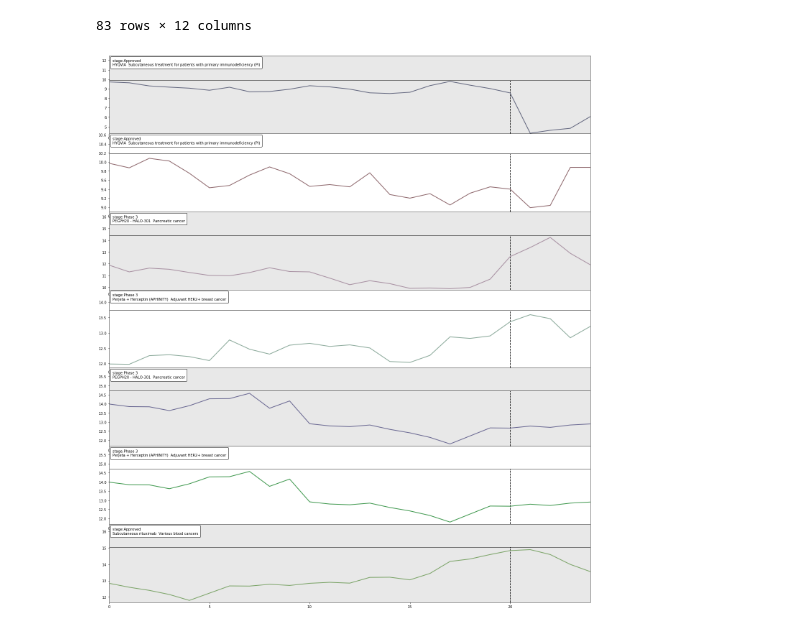
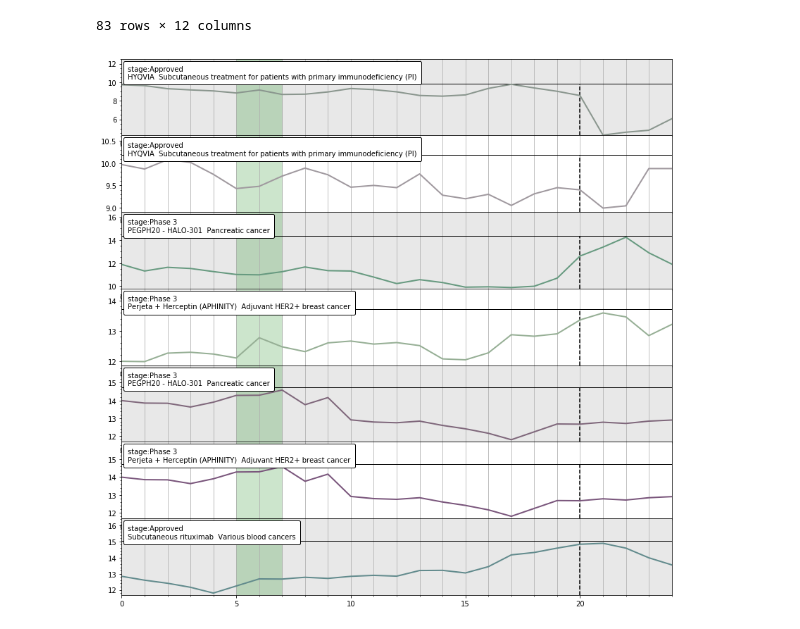
Before and after one commit to automayt/pharmakarma, a Jupyter notebook: PharmaKarma2.ipynb, the cells around one changed output. Drawn from its saved outputs; the diff is of its cells as text; code cells hidden in the pictures.

Commit message:
Added highlighting of winning range

```diff
--- a/PharmaKarma2.ipynb
+++ b/PharmaKarma2.ipynb
@@ -57,7 +57,7 @@ oldestpdufa = df.loc[ticker]["Date"].min().date() - timedelta(days=30)
 latestpdufa = df.loc[ticker]["Date"].max().date() + timedelta(days=15)
 stockdf = pd.DataFrame(pd.read_json(f"https://api.tiingo.com/tiingo/daily/{ticker}/prices?startDate={oldestpdufa}&endDate={latestpdufa}&token={tiingotoken}"))
 
-fig, axes = plt.subplots(nrows=length, ncols=1,figsize=(24,length * 4))
+fig, axes = plt.subplots(nrows=length, ncols=1,figsize=(14,length * 2))
 #set hspace and wspace to 0 for stacked "sparklines" of sorts
 fig.subplots_adjust(hspace=0, wspace=0)
 
@@ -79,6 +79,9 @@ while (count < length):
     at.patch.set_boxstyle("round,pad=0.2,rounding_size=0.2")
     axes[count].add_artist(at)
     axes[count].margins(0.0, 0.0)
+    axes[count].minorticks_on()
+    axes[count].grid(which="major", axis="x")
+    axes[count].grid(which="minor", axis="x")
 
     pdufa=pdufadf.iloc[count]["Date"]
     indexvalue = stockdf.index[stockdf["date"] == pdufadf.iloc[count]["Date"]][0]
@@ -92,6 +95,7 @@ while (count < length):
         axes[count].set_facecolor((0.91, 0.91, 0.91))
     axes[count].vlines(allplots[count][allplots[count]["pdufa"] == True].index, allplots[count]["close"].min() * .99, allplots[count]["close"].max() * 1.01, linestyle="--", color='black')
     axes[count].plot(allplots[count].index,allplots[count]["close"],c=np.random.uniform(low=.25, high=.7, size=(3,)), lw=2, label=pdufa)
+    plt.minorticks_on()
 #     axes[count].axes.get_xaxis().set_visible(False) # remove x axis
     i = 0
     total = len(allplots[count].index) - 1
@@ -99,7 +103,7 @@ while (count < length):
     ecolumns=[]
     while (i < total):
         n = i + 1
-        while (n < total):  # see 14 - 8 = 1.0 !!!
+        while (n < total):
             rangevalue=((allplots[count].iloc[n]["close"] - allplots[count].iloc[i]["close"])/allplots[count].iloc[i]["close"] * 100)
             d.append(rangevalue)
 
@@ -113,34 +117,39 @@ while (count < length):
 #     calcdf = pd.DataFrame(e).transpose()
 testdf=pd.DataFrame(e)
 testdf.columns=ecolumns
 calcdf=testdf.transpose()
 calcdf['Total_POS'] = (calcdf.iloc[:, : len(pdufadf.index)] > 0).sum(axis=1)
 calcdf['Total_NEG'] = (calcdf.iloc[:, : len(pdufadf.index)] <= 0).sum(axis=1)
 calcdf['Mean'] = calcdf.mean(axis=1)
 calcdf['Stddev'] = calcdf.std(axis=1)
 calcdf['Variance'] = calcdf.var(axis=1)
+# calcdf[(calcdf['Total_POS'] >= (length - 1)) | (calcdf['Total_NEG'] >= (length - 1))]
+avx=0
+while (avx < length):
+    axes[avx].axvspan(5, 7, color='green', alpha=0.2)
+    avx = avx + 1
+calcdf[(calcdf['Total_POS'] >= calcdf["Total_POS"].max() - 3)].sort_values(by=['Stddev'])
 
-# calcdf[(calcdf['Total_POS'] >= (length - 1)) | (calcdf['Total_NEG'] >= (length - 1))]
-calcdf[(calcdf['Total_POS'] >= calcdf["Total_POS"].max() - 3)].sort_values(by=['Stddev'])
-#CALCULATE ROLLING AVERAGE OR REGRESSION CURVE TO DETERMINE CONSISTENCY OF CURVE AND COMPARE TO TODAY.
+#CALCULATE BEST FIT DERIVATIVE PRE-PDUFA TO DETERMINE CONSISTENCY OF CURVE AND COMPARE TO TODAY.
+#Add range values to calcdf so highlighted portion can be calculated from "winner".
 # plt.show()
 # %% [output]
 |  | 0 | 1 | 2 | 3 | 4 | 5 | 6 | Total_POS | Total_NEG | Mean | Stddev | ... |
 | 5 - 7 | -1.809955 | 2.969247 | 2.179837 | 3.057851 | 2.100840 | 2.100840 | 3.513072 | 6 | 1 | 2.345748 | 1.967526 | ... |
 | 5 - 9 | 1.244344 | 3.287381 | 2.997275 | 4.132231 | -0.840336 | -0.840336 | 3.839869 | 5 | 2 | 2.313381 | 1.983420 | ... |
 | 8 - 9 | 2.755454 | -1.516684 | -2.744425 | 2.355808 | 2.906977 | 2.906977 | -0.547731 | 4 | 3 | 1.457375 | 2.262253 | ... |
 | 5 - 6 | 3.619910 | 0.530223 | -0.272480 | 5.537190 | 0.070028 | 0.070028 | 3.594771 | 6 | 1 | 2.238852 | 2.331896 | ... |
 | 7 - 9 | 3.110599 | 0.308960 | 0.800000 | 1.042502 | -2.880658 | -2.880658 | 0.315706 | 5 | 2 | 0.757383 | 2.404428 | ... |
 | 4 - 9 | -1.214128 | -0.102564 | 0.710480 | 3.025348 | 1.870504 | 1.870504 | 7.711864 | 5 | 2 | 2.319112 | 2.543140 | ... |
 | 17 - 18 | -4.040921 | 2.872928 | 1.113360 | -0.388500 | 3.728814 | 3.728814 | 1.058574 | 5 | 2 | 1.674785 | 2.552946 | ... |
 | 12 - 13 | -4.352679 | 3.280423 | 3.326810 | -0.793021 | 0.705882 | 0.705882 | 2.723735 | 5 | 2 | 1.399670 | 2.607406 | ... |
 | 16 - 18 | 0.535906 | 0.107527 | 0.503018 | 4.482478 | 0.657895 | 0.657895 | 6.547619 | 7 | 0 | 2.276926 | 2.722781 | ... |
 | 6 - 7 | -5.240175 | 2.426160 | 2.459016 | -2.349256 | 2.029391 | 2.029391 | -0.078864 | 4 | 3 | 0.919518 | 2.799700 | ... |
 | ... | ... | ... | ... | ... | ... | ... | ... | ... | ... | ... | ... | ... |
 | 16 - 21 | -53.912111 | -3.333333 | 34.607646 | 10.757946 | 5.098684 | 5.098684 | 10.788690 | 5 | 2 | 1.789578 | 22.109865 | ... |
 | 18 - 22 | -50.852878 | -2.900107 | 42.542543 | 4.992200 | 3.839869 | 3.839869 | 1.885475 | 5 | 2 | 1.149663 | 22.309352 | ... |
 | 17 - 21 | -56.010230 | -0.662983 | 35.425101 | 5.594406 | 8.305085 | 8.305085 | 5.081157 | 5 | 2 | 1.448624 | 22.602116 | ... |
 | 16 - 22 | -50.589496 | -2.795699 | 43.259557 | 9.698452 | 4.523026 | 4.523026 | 8.556548 | 5 | 2 | 2.686157 | 22.634176 | ... |
 | 17 - 22 | -52.838875 | -0.110497 | 44.129555 | 4.584305 | 7.711864 | 7.711864 | 2.964008 | 5 | 2 | 2.350247 | 23.255610 | ... |
 83 rows × 12 columns
-[figure, old version]
+[figure, new version]
```
